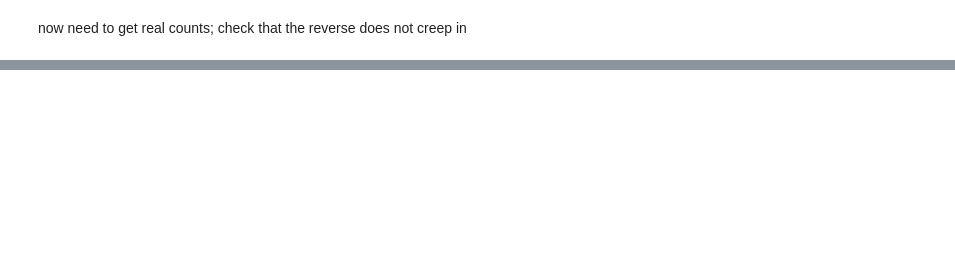
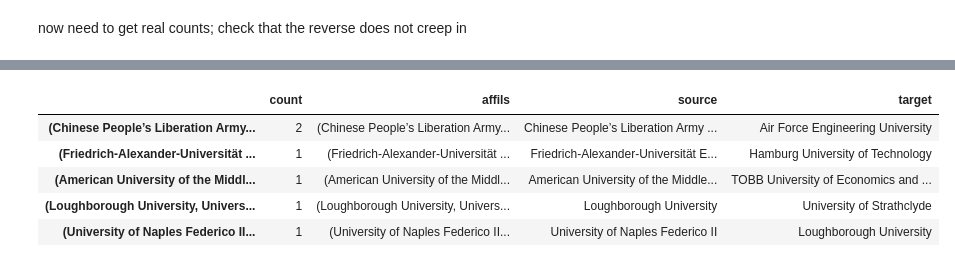
Before and after one commit to doolingdavidrs21/openalex-jamming-gpt4, a Jupyter notebook: updatechart.ipynb, the cells around one changed output, grey strips where cells are left out. Cells and saved outputs as stored; diff of their text form; code cells hidden in the pictures; blank space fills up the shorter version.

```diff
--- a/updatechart.ipynb
+++ b/updatechart.ipynb
@@ -458,4 +458,13 @@ dfarc.head()
 | (American University of the Middl... | 1 | (American University of the Middl... | American University of the Middle... | TOBB University of Economics and ... |
 | (Loughborough University, Univers... | 1 | (Loughborough University, Univers... | Loughborough University | University of Strathclyde |
 | (University of Naples Federico II... | 1 | (University of Naples Federico II... | University of Naples Federico II | Loughborough University |
+# %%
+dfarc.head()
+# %% [output]
+|  | count | affils | source | target |
+| (Chinese People’s Liberation Army... | 2 | (Chinese People’s Liberation Army... | Chinese People’s Liberation Army ... | Air Force Engineering University |
+| (Friedrich-Alexander-Universität ... | 1 | (Friedrich-Alexander-Universität ... | Friedrich-Alexander-Universität E... | Hamburg University of Technology |
+| (American University of the Middl... | 1 | (American University of the Middl... | American University of the Middle... | TOBB University of Economics and ... |
+| (Loughborough University, Univers... | 1 | (Loughborough University, Univers... | Loughborough University | University of Strathclyde |
+| (University of Naples Federico II... | 1 | (University of Naples Federico II... | University of Naples Federico II | Loughborough University |
 # %%
```
Also changed, not shown: parts of 15 cells of this notebook.
